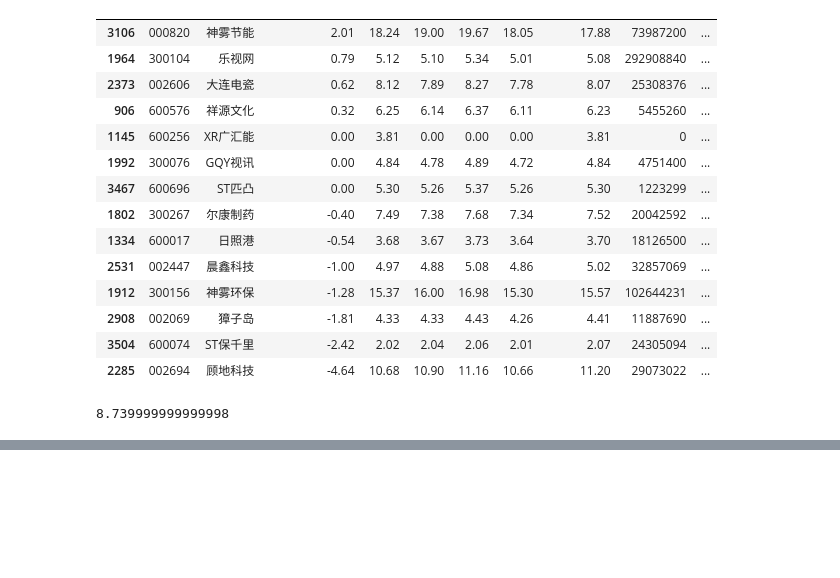
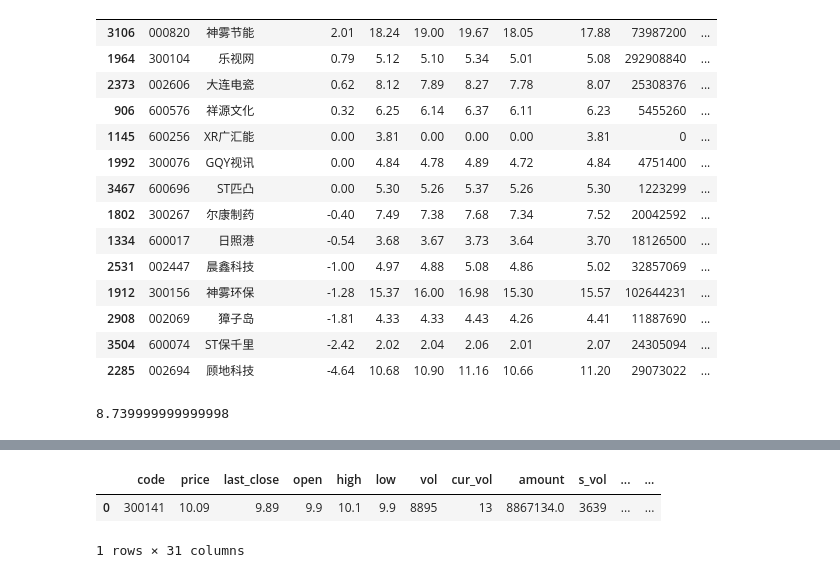
Before and after one commit to Rockyzsu/stock, a Jupyter notebook: query.ipynb, the cells around one changed output, grey strips where cells are left out. Cells and saved outputs as stored; diff of their text form; code cells hidden in the pictures; blank space fills up the shorter version.

```diff
--- a/query.ipynb
+++ b/query.ipynb
@@ -48,3 +52,5 @@ sell=p*0.95
 sell
 # %% [output]
 8.739999999999998
+# %%
+api=ts.get_apis()
@@ -50,0 +111,6 @@ sell
+# %%
+ts.quotes('300141',conn=api)
+# %% [output]
+|  | code | price | last_close | open | high | low | vol | cur_vol | amount | s_vol | ... | ... |
+| 0 | 300141 | 10.09 | 9.89 | 9.9 | 10.1 | 9.9 | 8895 | 13 | 8867134.0 | 3639 | ... | ... |
+1 rows × 31 columns
```
Also changed, not shown: parts of 4 cells of this notebook, 4 other files.
